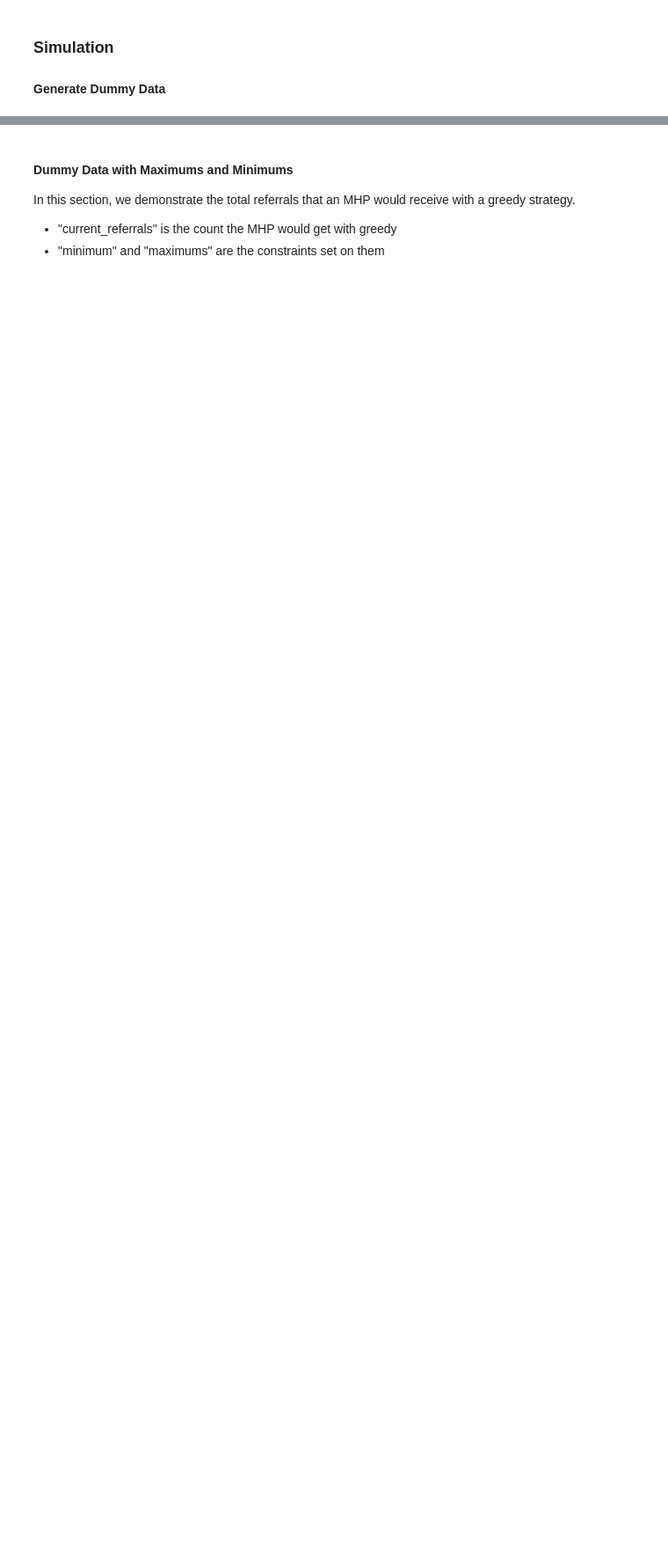
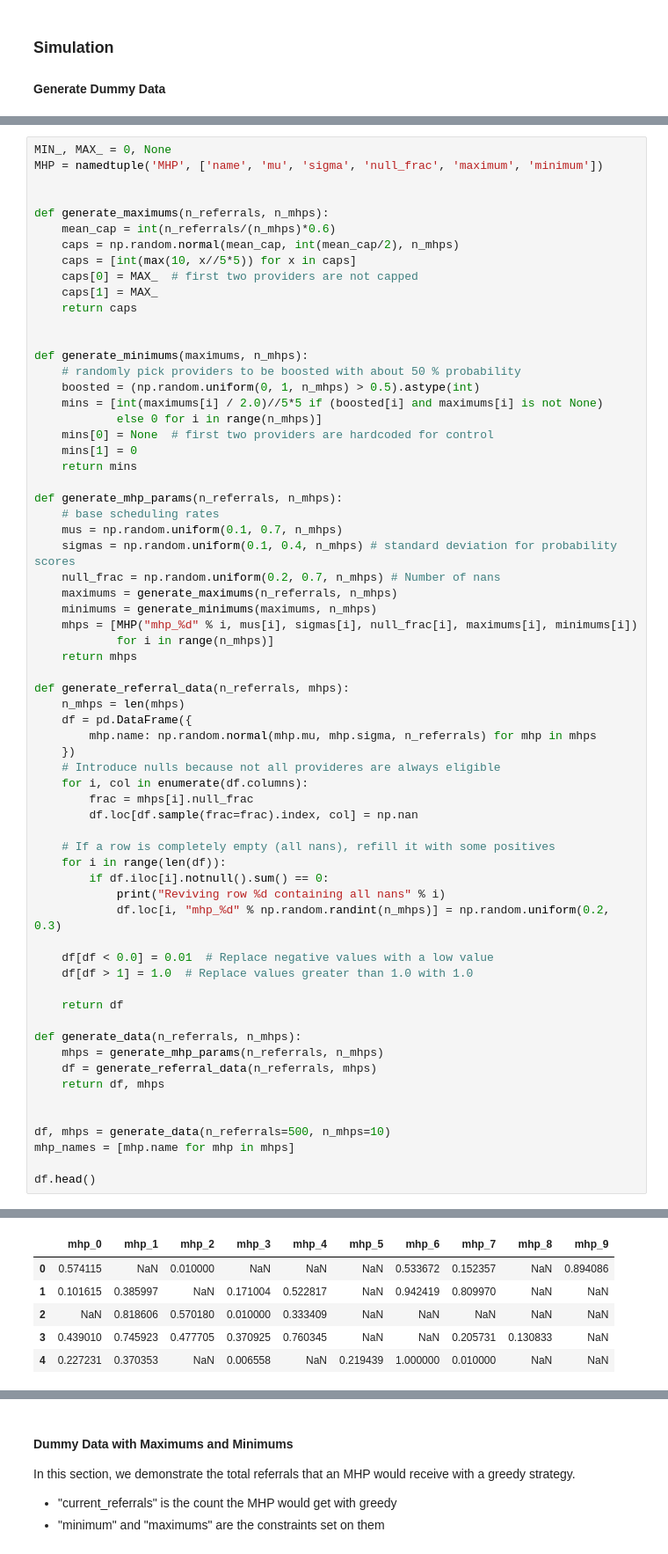
Before and after one commit to ratish-dalvi/contextual-MAB, a Jupyter notebook: matching.ipynb, the cells around one changed output, grey strips where cells are left out. Shown at 88% size. Cells and saved outputs as stored; diff of their text form; blank space fills up the shorter version.

```diff
--- a/matching.ipynb
+++ b/matching.ipynb
@@ -277,0 +219,66 @@ df.head()
+# %%
+MIN_, MAX_ = 0, None
+MHP = namedtuple('MHP', ['name', 'mu', 'sigma', 'null_frac', 'maximum', 'minimum'])
+
+
+def generate_maximums(n_referrals, n_mhps):
+    mean_cap = int(n_referrals/(n_mhps)*0.6)
+    caps = np.random.normal(mean_cap, int(mean_cap/2), n_mhps)
+    caps = [int(max(10, x//5*5)) for x in caps]
+    caps[0] = MAX_  # first two providers are not capped
+    caps[1] = MAX_
+    return caps
+
+
+def generate_minimums(maximums, n_mhps):
+    # randomly pick providers to be boosted with about 50 % probability
+    boosted = (np.random.uniform(0, 1, n_mhps) > 0.5).astype(int)
+    mins = [int(maximums[i] / 2.0)//5*5 if (boosted[i] and maximums[i] is not None)
+            else 0 for i in range(n_mhps)]
+    mins[0] = None  # first two providers are hardcoded for control
+    mins[1] = 0
+    return mins
+
+def generate_mhp_params(n_referrals, n_mhps):
+    # base scheduling rates
+    mus = np.random.uniform(0.1, 0.7, n_mhps)
+    sigmas = np.random.uniform(0.1, 0.4, n_mhps) # standard deviation for probability scores
+    null_frac = np.random.uniform(0.2, 0.7, n_mhps) # Number of nans
+    maximums = generate_maximums(n_referrals, n_mhps)
+    minimums = generate_minimums(maximums, n_mhps)
+    mhps = [MHP("mhp_%d" % i, mus[i], sigmas[i], null_frac[i], maximums[i], minimums[i])
+            for i in range(n_mhps)]
+    return mhps
+
+def generate_referral_data(n_referrals, mhps):
+    n_mhps = len(mhps)
+    df = pd.DataFrame({
+        mhp.name: np.random.normal(mhp.mu, mhp.sigma, n_referrals) for mhp in mhps
+    })
+    # Introduce nulls because not all provideres are always eligible
+    for i, col in enumerate(df.columns):
+        frac = mhps[i].null_frac
+        df.loc[df.sample(frac=frac).index, col] = np.nan
+
+    # If a row is completely empty (all nans), refill it with some positives
+    for i in range(len(df)):
+        if df.iloc[i].notnull().sum() == 0:
+            print("Reviving row %d containing all nans" % i)
+            df.loc[i, "mhp_%d" % np.random.randint(n_mhps)] = np.random.uniform(0.2, 0.3)
+
+    df[df < 0.0] = 0.01  # Replace negative values with a low value
+    df[df > 1] = 1.0  # Replace values greater than 1.0 with 1.0
+
+    return df
+
+def generate_data(n_referrals, n_mhps):
+    mhps = generate_mhp_params(n_referrals, n_mhps)
+    df = generate_referral_data(n_referrals, mhps)
+    return df, mhps
+
+
+df, mhps = generate_data(n_referrals=500, n_mhps=10)
+mhp_names = [mhp.name for mhp in mhps]
+
+df.head()
+# %% [output]
@@ -277,0 +286,6 @@ df.head()
+|  | mhp_0 | mhp_1 | mhp_2 | mhp_3 | mhp_4 | mhp_5 | mhp_6 | mhp_7 | mhp_8 | mhp_9 |
+| 0 | 0.574115 | NaN | 0.010000 | NaN | NaN | NaN | 0.533672 | 0.152357 | NaN | 0.894086 |
+| 1 | 0.101615 | 0.385997 | NaN | 0.171004 | 0.522817 | NaN | 0.942419 | 0.809970 | NaN | NaN |
+| 2 | NaN | 0.818606 | 0.570180 | 0.010000 | 0.333409 | NaN | NaN | NaN | NaN | NaN |
+| 3 | 0.439010 | 0.745923 | 0.477705 | 0.370925 | 0.760345 | NaN | NaN | 0.205731 | 0.130833 | NaN |
+| 4 | 0.227231 | 0.370353 | NaN | 0.006558 | NaN | 0.219439 | 1.000000 | 0.010000 | NaN | NaN |
```
Also changed, not shown: parts of 13 cells of this notebook.
